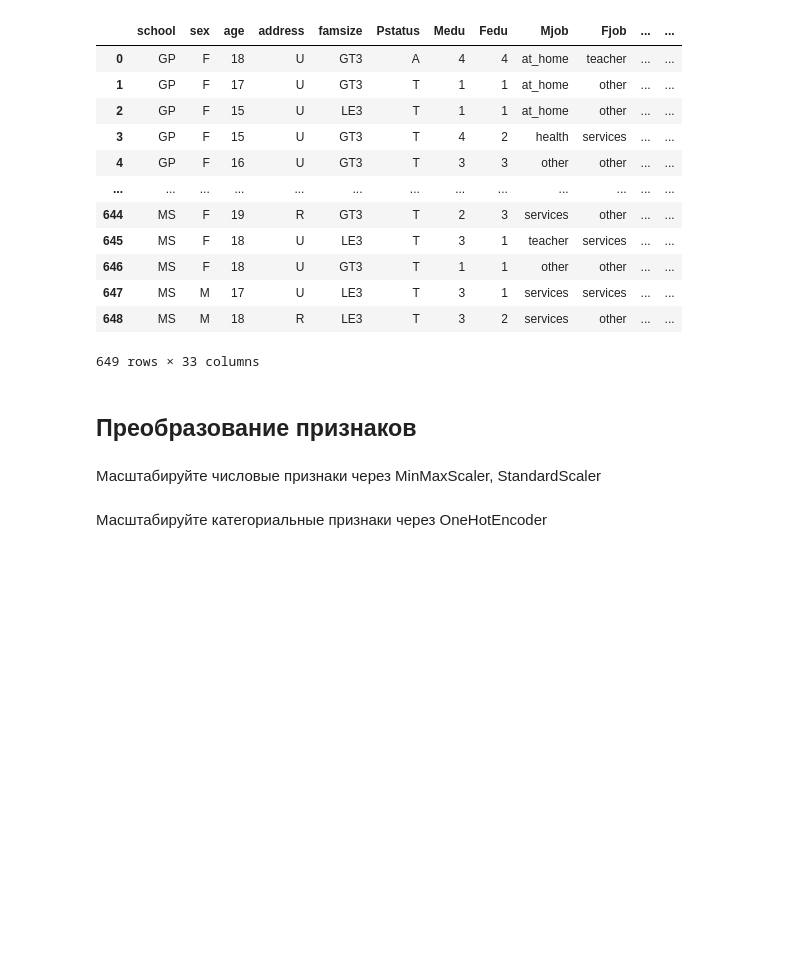
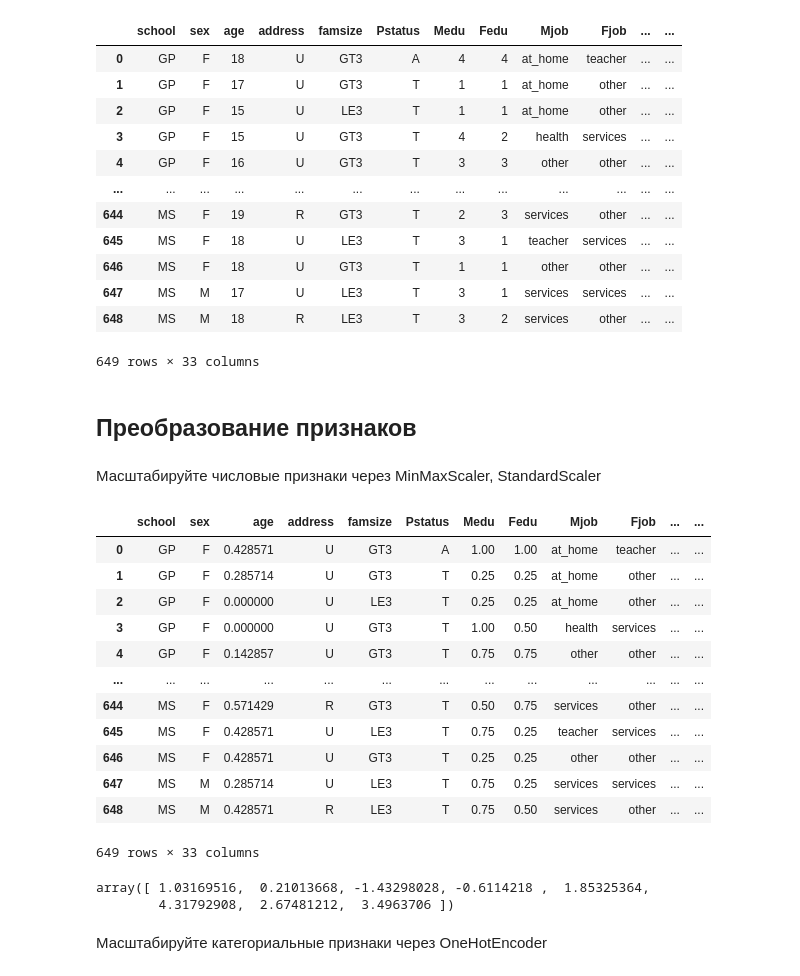
Before and after one commit to linalex13666/Labs, a Jupyter notebook: lab3/Задание_3.ipynb, the cells around one changed output. Saved outputs shown, nothing was run; the diff lists cells and outputs as text; code cells hidden in the pictures; blank space fills up the shorter version.

```diff
--- a/lab3/Задание_3.ipynb
+++ b/lab3/Задание_3.ipynb
@@ -261,8 +288,35 @@ df_no_duplicates
 # %%
 from sklearn.preprocessing import MinMaxScaler, StandardScaler
 
 # Creating instances
 min_max_scaler = MinMaxScaler()
-standard_scaler = StandardScaler()
+df_minmax_scaled = df.copy()
+num_features = df.select_dtypes(include=['int64']).columns
+df_minmax_scaled[num_features] = min_max_scaler.fit_transform(df[num_features])
+
+df_minmax_scaled
+# %% [output]
+|  | school | sex | age | address | famsize | Pstatus | Medu | Fedu | Mjob | Fjob | ... | ... |
+| 0 | GP | F | 0.428571 | U | GT3 | A | 1.00 | 1.00 | at_home | teacher | ... | ... |
+| 1 | GP | F | 0.285714 | U | GT3 | T | 0.25 | 0.25 | at_home | other | ... | ... |
+| 2 | GP | F | 0.000000 | U | LE3 | T | 0.25 | 0.25 | at_home | other | ... | ... |
+| 3 | GP | F | 0.000000 | U | GT3 | T | 1.00 | 0.50 | health | services | ... | ... |
+| 4 | GP | F | 0.142857 | U | GT3 | T | 0.75 | 0.75 | other | other | ... | ... |
+| ... | ... | ... | ... | ... | ... | ... | ... | ... | ... | ... | ... | ... |
+| 644 | MS | F | 0.571429 | R | GT3 | T | 0.50 | 0.75 | services | other | ... | ... |
+| 645 | MS | F | 0.428571 | U | LE3 | T | 0.75 | 0.25 | teacher | services | ... | ... |
+| 646 | MS | F | 0.428571 | U | GT3 | T | 0.25 | 0.25 | other | other | ... | ... |
+| 647 | MS | M | 0.285714 | U | LE3 | T | 0.75 | 0.25 | services | services | ... | ... |
+| 648 | MS | M | 0.428571 | R | LE3 | T | 0.75 | 0.50 | services | other | ... | ... |
+649 rows × 33 columns
+# %%
+standard_scaler = StandardScaler()
+scaler_std = StandardScaler()
+df_std_scaled = df.copy()
+df_std_scaled[num_features] = scaler_std.fit_transform(df[num_features])
+df_std_scaled.age.unique()
+# %% [output]
+array([ 1.03169516,  0.21013668, -1.43298028, -0.6114218 ,  1.85325364,
+        4.31792908,  2.67481212,  3.4963706 ])
 # %% [markdown]
 Масштабируйте категориальные признаки через OneHotEncoder
```
Also changed, not shown: parts of 9 cells of this notebook.
